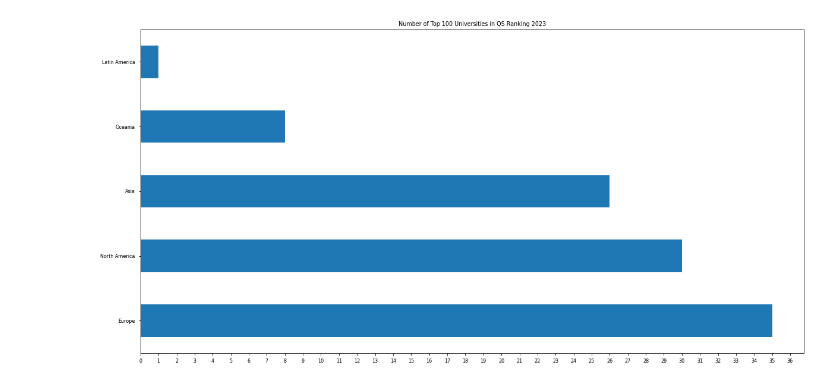
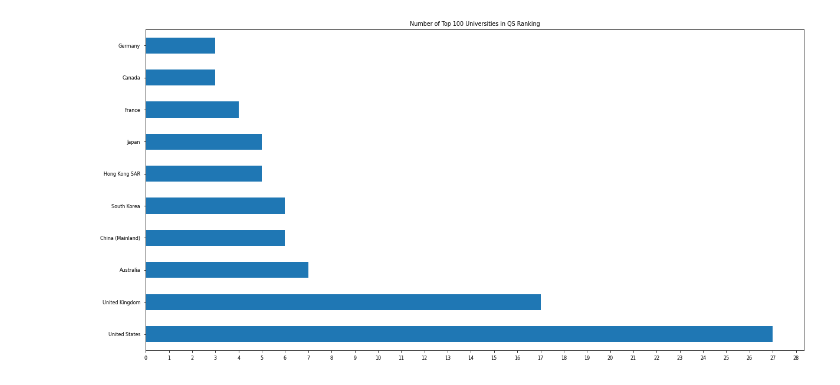
Before and after one commit to niloy-biswas/Find-Professor-CSRanking, a Jupyter notebook: QS.ipynb, the cells around one changed output. Saved outputs shown, nothing was run; the diff lists cells and outputs as text; code cells hidden in the pictures.

Commit message:
Update QS notebook and completed the Sheet upload and small visualization

```diff
--- a/QS.ipynb
+++ b/QS.ipynb
@@ -103,0 +108,5 @@ def visualise_qs_ranking(df, year, top_ranking, num):
+# %%
+
+df['Image'] = chr(df.columns.get_loc('logo') + 65) + (df.index + 1).astype(str)
+df['Image'] = '=' + df['Image'].apply(lambda x: f"IMAGE({x})")
+df
@@ -103,0 +127,19 @@ def visualise_qs_ranking(df, year, top_ranking, num):
+# %%
+# Clear existing data in the sheet
+sheet.clear()
+
+
+# Get the column names as a list
+column_names = df.columns.tolist()
+
+# Insert the column names as the first row in the Google Sheet
+sheet.insert_row(column_names, index=1)
+
+# Convert the DataFrame to a list of lists (excluding the column names)
+df = df.astype(str)
+data = df.values.tolist()
+
+# Update the sheet with the new data
+# sheet.append_rows(data)
+
+sheet.append_rows(data, value_input_option='USER_ENTERED')
@@ -137,4 +205,22 @@ df.tail(200)
+# %%
+import matplotlib.pyplot as plt
+import numpy as np
+def visualise_qs_ranking(df, top_ranking, num):
+    """
+    df: dataframe
+    top_ranking: top # of universities to be selected
+    num: # of countries to be visaulised
+    """
+    plt.style.use('seaborn-paper')
+    top = df.iloc[0:top_ranking]
+
+    ax = (top['Country'].value_counts().head(num).plot(
+        kind='barh',
+        figsize=(20, 10),
+        color="tab:blue",
+        title="Number of Top {} Universities in QS Ranking".format(len(top['Country']))))
+    ax.set_xticks(np.arange(0, top['Country'].value_counts()[0]+2, 1))
 # %%
-visualise_qs_ranking(df, year=2023, top_ranking=100, num=10)
+visualise_qs_ranking(df, top_ranking=100, num=10)
 # %% [output]
-[figure, old version]
+[figure, new version]
```
Also changed, not shown: parts of 15 cells of this notebook, 2 other files.
